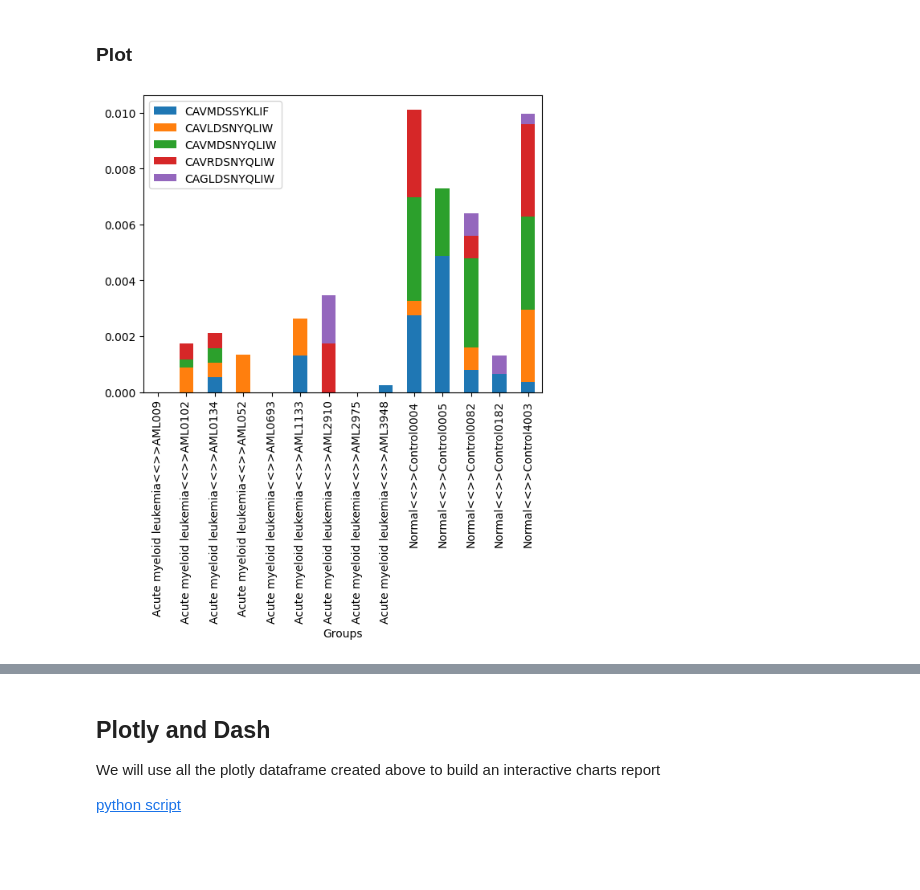
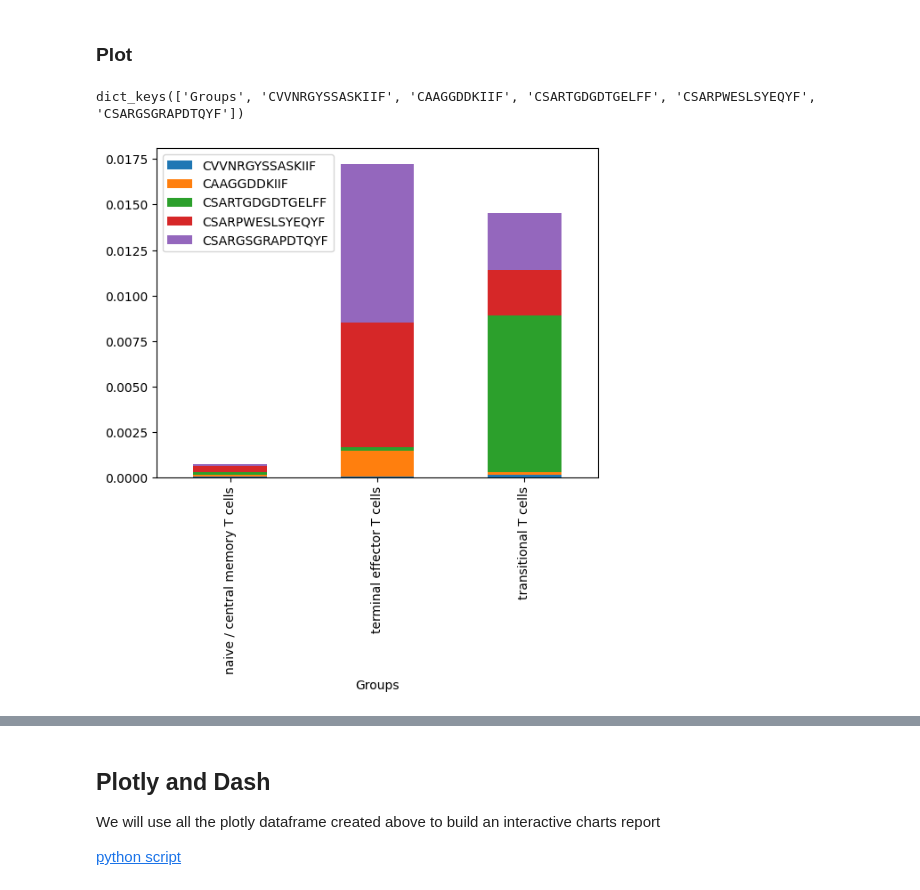
Before and after one commit to sondvo/clonotype_analyses, a Jupyter notebook: TCR_analysis_cleanup.ipynb, the cells around one changed output, grey strips where cells are left out. Drawn from its saved outputs; the diff is of its cells as text; code cells hidden in the pictures; blank space fills up the shorter version.

Commit message:
finish tracing

```diff
--- a/TCR_analysis_cleanup.ipynb
+++ b/TCR_analysis_cleanup.ipynb
@@ -1096,13 +1101,13 @@ def _find_common_clonotypes_sequence(VDJ_10X, subject_key, n_cdr3=5):
 	return cdr3_seq[np.argsort(cdr3_counts)[::-1]][:n_cdr3]
 
 
-def clonotype_tracing(VDJ_10X, meta_keys=['Condition']):
+def clonotype_tracing(VDJ_10X, meta_keys=['Condition'], n_cdr3=5):
 	new_meta_key = '<<>>'.join(meta_keys)
 	VDJ_10X[new_meta_key] = [
 		'<<>>'.join(i)
 		for i in VDJ_10X[meta_keys].values.astype('str')
 	]
-	chosen_cdr3_seq = _find_common_clonotypes_sequence(VDJ_10X, new_meta_key)
+	chosen_cdr3_seq = _find_common_clonotypes_sequence(VDJ_10X, new_meta_key, n_cdr3)
 	all_groups = np.unique(VDJ_10X[new_meta_key].values)
 	clonotype_tracing_dct = {'Groups': all_groups}
 	for cdr3_seq in chosen_cdr3_seq:
@@ -1118,4 +1123,12 @@ def clonotype_tracing(VDJ_10X, meta_keys=['Condition']):
 			)
 		clonotype_tracing_dct[cdr3_seq] = tmp_ratio
 	return clonotype_tracing_dct
+
+
+def visualize_clonotype_tracing_bar(clonotype_tracing_dct):
+	df = pd.DataFrame(clonotype_tracing_dct)
+	df = df.set_index('Groups')
+	fig, ax = plt.subplots(1, facecolor='white')
+	df.plot(kind='bar', stacked=True, ax=ax)
+	return
 # %%
@@ -1149,7 +1202,12 @@ def plotly_clonotype_tracing(clonotype_tracing_dct):
 # %% [markdown]
 ### Plot
-# %%
-clonotype_tracing_dct = clonotype_tracing(DF, ['Condition', 'Subject ID'])
-visualize_clonotype_tracing(clonotype_tracing_dct)
-# %% [output]
-[figure, removed]
+# %%
+clonotype_tracing_dct = clonotype_tracing(DF, meta_keys=['simplified_celltype'], n_cdr3=5)
+# %%
+clonotype_tracing_dct.keys()
+# %% [output]
+dict_keys(['Groups', 'CVVNRGYSSASKIIF', 'CAAGGDDKIIF', 'CSARTGDGDTGELFF', 'CSARPWESLSYEQYF', 'CSARGSGRAPDTQYF'])
+# %%
+visualize_clonotype_tracing_bar(clonotype_tracing_dct)
+# %% [output]
+[figure, added]
```
Also changed, not shown: parts of 8 cells of this notebook, 4 other files.
